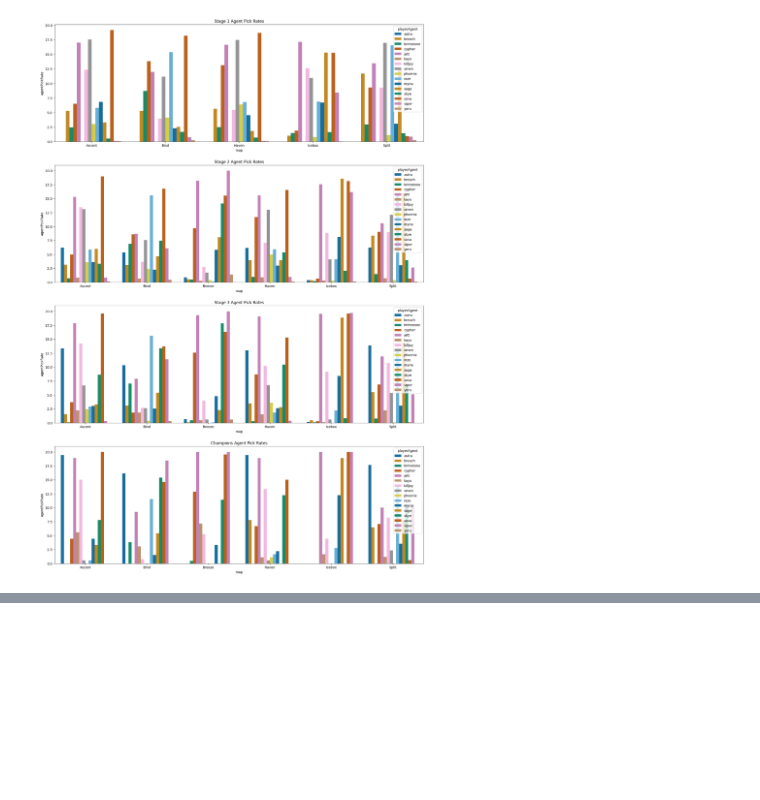
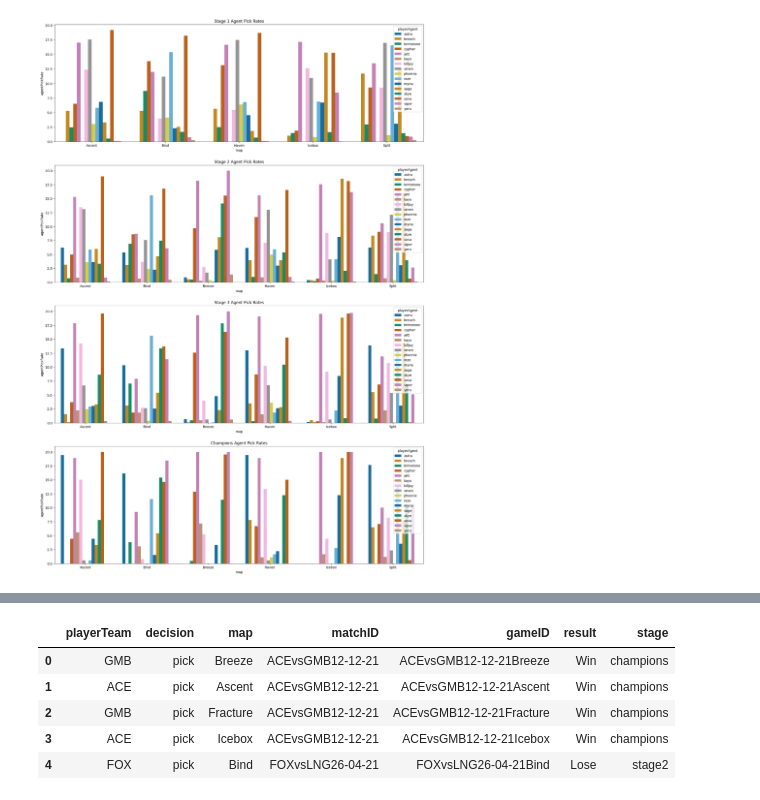
Before and after one commit to timothyliutl/ValorantData, a Jupyter notebook: thirdAttempt.ipynb, the cells around one changed output, grey strips where cells are left out. Cells and saved outputs as stored; diff of their text form; code cells hidden in the pictures; blank space fills up the shorter version.

Commit message:
added map pick data

```diff
--- a/thirdAttempt.ipynb
+++ b/thirdAttempt.ipynb
@@ -136,0 +148,14 @@ Text(0.5, 1.0, 'Champions Agent Pick Rates')
+# %%
+#combining results with the map pick
+mappickdf = pd.read_csv('scrapy/vlrgg/mappickData/mapPick.csv').drop_duplicates()
+mappickdf = mappickdf[mappickdf['decision']=='pick']
+mappickdf.rename(columns={'team':'playerTeam'}, inplace=True)
+mappickwinrate = mappickdf.merge(data[['gameID','result', 'stage', 'playerTeam']].drop_duplicates(), on=['gameID', 'playerTeam'])
+mappickwinrate.head()
+# %% [output]
+|  | playerTeam | decision | map | matchID | gameID | result | stage |
+| 0 | GMB | pick | Breeze | ACEvsGMB12-12-21 | ACEvsGMB12-12-21Breeze | Win | champions |
+| 1 | ACE | pick | Ascent | ACEvsGMB12-12-21 | ACEvsGMB12-12-21Ascent | Win | champions |
+| 2 | GMB | pick | Fracture | ACEvsGMB12-12-21 | ACEvsGMB12-12-21Fracture | Win | champions |
+| 3 | ACE | pick | Icebox | ACEvsGMB12-12-21 | ACEvsGMB12-12-21Icebox | Win | champions |
+| 4 | FOX | pick | Bind | FOXvsLNG26-04-21 | FOXvsLNG26-04-21Bind | Lose | stage2 |
```
Also changed, not shown: parts of 7 cells of this notebook, 2 other files.
